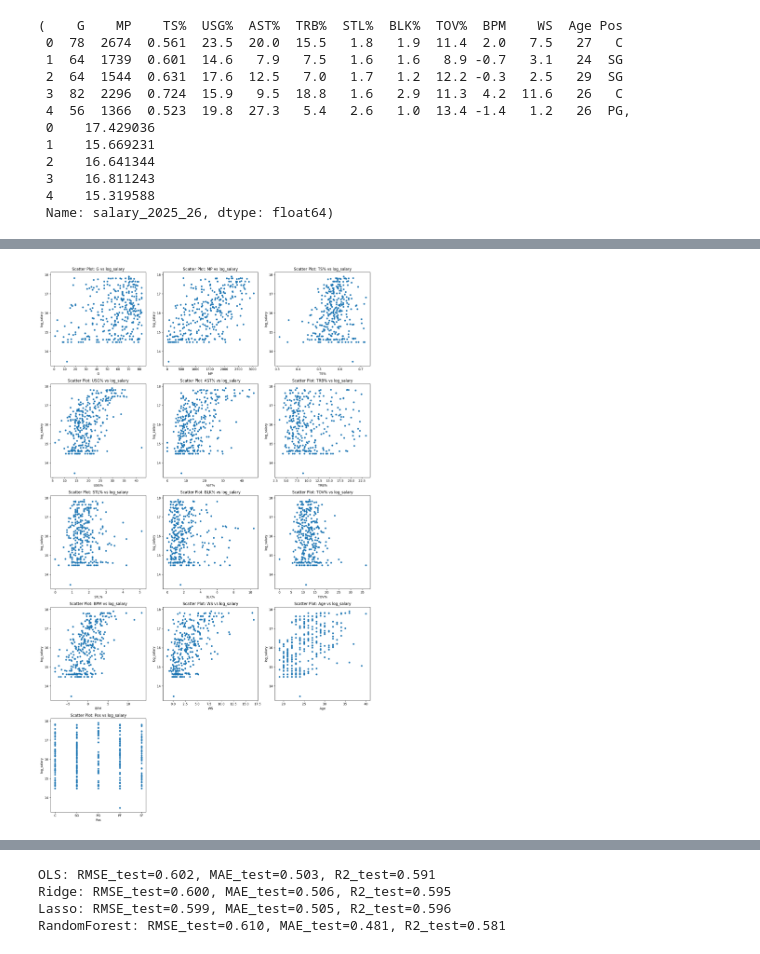
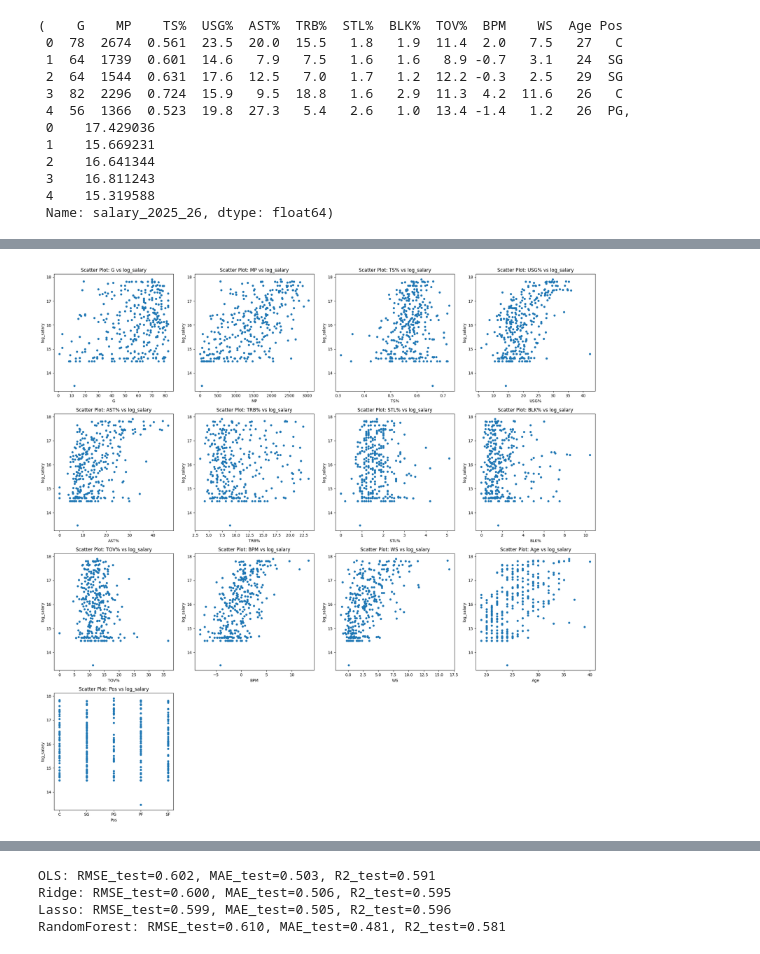
Before and after one commit to shawnmalik1/DS3001_F25_Project, a Jupyter notebook: DS3001_Project_Code.ipynb, the cells around one changed output, grey strips where cells are left out. Cells and saved outputs as stored; diff of their text form; code cells hidden in the pictures.

```diff
--- a/DS3001_Project_Code.ipynb
+++ b/DS3001_Project_Code.ipynb
@@ -186,20 +211,20 @@ merged_clean.describe()
 # %%
 # scatterplots of y on X
-fig, axes = plt.subplots(5, 3, figsize=(15, 25))
+fig, axes = plt.subplots(4, 4, figsize=(20, 20))
 axes = axes.flatten()
 
 for i, var_name in enumerate(X):
     merged_clean.plot.scatter(
         y='log_salary',
         x=var_name,
         ax=axes[i]
     )
     axes[i].set_title(f"Scatter Plot: {var_name} vs log_salary")
 
 for j in range(i + 1, len(axes)):
     axes[j].set_visible(False)
 
 plt.tight_layout()
 plt.show()
 # %% [output]
-[figure, old version]
+[figure, new version]
```
Also changed, not shown: parts of 4 cells of this notebook, 2 other files.
